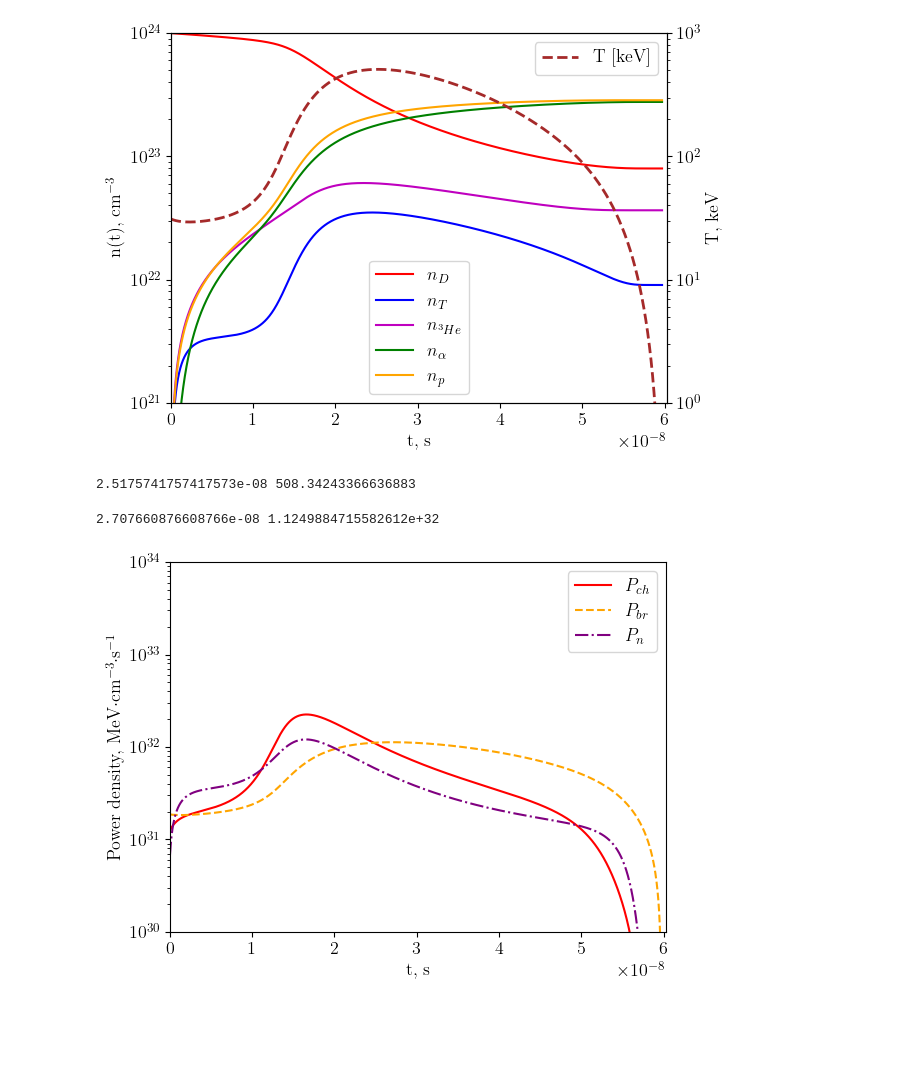
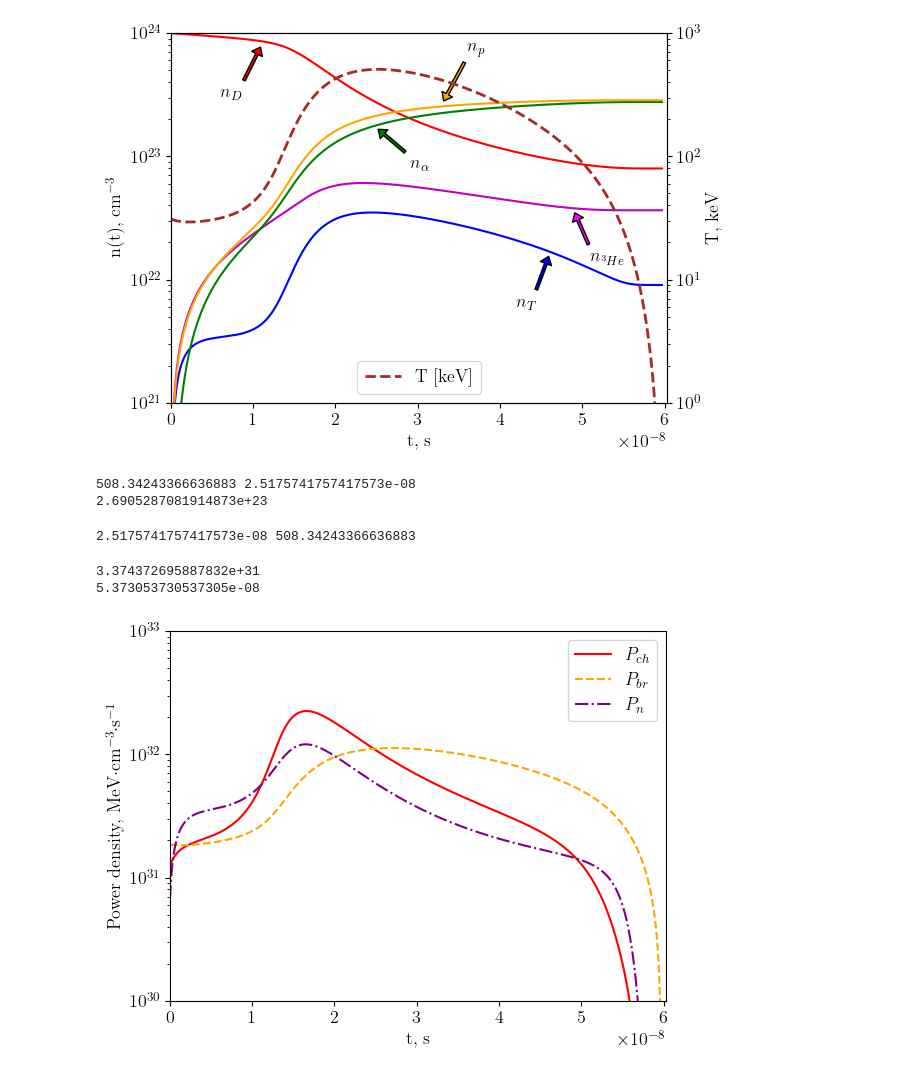
Before and after one commit to bayakhmetov/D-T-and-D-D-fusion-in-a-Z-pinch, a Jupyter notebook: D-D_pinch.ipynb, the cells around one changed output. Saved outputs shown, nothing was run; the diff lists cells and outputs as text; code cells hidden in the pictures; blank space fills up the shorter version.

```diff
--- a/D-D_pinch.ipynb
+++ b/D-D_pinch.ipynb
@@ -77,40 +77,43 @@ ax1.plot(t_int,s[:,3],'m-', linewidth=1.5)
 ax1.plot(t_int,s[:,4],'g-', linewidth=1.5)
 ax1.plot(t_int,s[:,5],'-', color='orange', linewidth=1.5)
 ax1.set(xlabel='t, s',ylabel ='n(t), cm$^{-3}$',xlim=[t_min,1.01*t_max], ylim=[1e+21, 1e+24], yscale = 'log')
-ax1.legend(['$n_{D}$', '$n_{T}$', '$n_{^{3}He}$', r'$n_{\alpha}$', '$n_{p}$'])
+#ax1.legend(['$n_{D}$', '$n_{T}$', '$n_{^{3}He}$', r'$n_{\alpha}$', '$n_{p}$'])
 ax2 = ax1.twinx()
 ax2.plot(t_int,s[:,0],'--', color='brown', linewidth=2.0)
 ax2.set(ylabel = 'T, keV', yscale ='log', ylim = [1e+0, 1e+3])
 
-'''
-ax1.annotate('$n_{D}$', xy=(1.3e-8,7.5e+22),xytext=(1.1e-8, 3e+22),
+ax1.annotate('$n_{D}$', xy=(1.1e-8,8e+23),xytext=(0.6e-8, 3e+23),
              arrowprops=dict(facecolor='red', shrink=0.05,
              width=2.0, headwidth=8.5, headlength=5.5))
-ax1.annotate('$n_{T}$', xy=(2.1e-8,9e+22),xytext=(2.2e-8, 1.8e+23),
+ax1.annotate('$n_{T}$', xy=(4.6e-8,1.6e+22),xytext=(4.2e-8,0.6e+22),
              arrowprops=dict(facecolor='blue', shrink=0.05,
              width=2.0, headwidth=8.5, headlength=5.5))
 
-ax1.annotate(r'$n_{\alpha}$', xy=(1.8e-8,4.5e+23),xytext=(1.5e-8, 7e+23),
+ax1.annotate(r'$n_{\alpha}$', xy=(2.5e-8,1.7e+23),xytext=(2.9e-8, 8e+22),
              arrowprops=dict(facecolor='green', shrink=0.05,
              width=2.0, headwidth=8.5, headlength=5.5))
 
-ax1.annotate('$n_{^{3}He}$', xy=(1.5e-8,9e+21),xytext=(1.6e-8, 3.5e+21),
+ax1.annotate('$n_{^{3}He}$', xy=(4.9e-8,3.6e+22),xytext=(5.1e-8,1.4e+22),
              arrowprops=dict(facecolor='magenta', shrink=0.05,
              width=2.0, headwidth=8.5, headlength=5.5))
 
-ax1.annotate('$n_{p}$', xy=(0.7e-8, 1.3e+22),xytext=(0.5e-8,3e+22),
+ax1.annotate('$n_{p}$', xy=(3.3e-8, 2.7e+23),xytext=(3.6e-8,7e+23),
              arrowprops=dict(facecolor='orange', shrink=0.05,
              width=2.0, headwidth=8.5, headlength=5.5))
 
-ax1.annotate('$T$', xy=(2.45e-8, 4e+21),xytext=(2.15e-8,2.3e+21),
-             arrowprops=dict(facecolor='brown', shrink=0.05,
-             width=2.0, headwidth=8.5, headlength=5.5))
-'''
-ax2.legend(['T [keV]'], loc='upper right')
-#plt.savefig('Figure3.jpg', dpi= 1000,bbox_inches='tight')
+#ax1.annotate('$T$', xy=(2.45e-8, 4e+21),xytext=(2.15e-8,2.3e+21),
+#             arrowprops=dict(facecolor='brown', shrink=0.05,
+#            width=2.0, headwidth=8.5, headlength=5.5))
+
+ax2.legend(['T [keV]'], loc='lower center')
+#plt.savefig('Figure2.jpg', dpi= 1000,bbox_inches='tight')
 plt.show()
+print(max(s[:,0]), t_int[np.argmax(s[:,0])])
+print(s[np.argmax(s[:,0]),1])
 # %% [output]
-[figure, old version]
+[figure, new version]
+508.34243366636883 2.5175741757417573e-08
+2.6905287081914873e+23
 # %%
 r'''T = np.logspace(-1, 3, 25)
 fig, ax = plt.subplots()
@@ -136,37 +139,42 @@ Pch = np.zeros(len(t_int)-1)
 Pbr = np.zeros(len(t_int)-1)
 Pn = np.zeros(len(t_int)-1)
 t_int2 = np.zeros(len(t_int)-1)
 t_int3 = np.zeros(len(t_int)-100)
 for i in range(len(t_int)-1):
     Pch[i]=(s[i+1,7]-s[i,7])/(t_int[i+1]-t_int[i])
     Pbr[i]=(s[i+1,9]-s[i,9])/(t_int[i+1]-t_int[i])
     Pn[i]=(s[i+1,8]-s[i,8])/(t_int[i+1]-t_int[i])
     t_int2[i] = t_int[i]
 
 fig, ax = plt.subplots()
 ax.set(xlabel = 't, s', ylabel = 'Power density, MeV$\cdot$cm$^{-3}$$\cdot$s$^{-1}$',
-       yscale = 'log', ylim=[1e+30, 1e+34], xlim=[t_min, 1.01*t_max])
+       yscale = 'log', ylim=[1e+30, 1e+33], xlim=[t_min, 1.01*t_max])
 ax.plot(t_int2, Pch, '-', color = 'red', linewidth = 1.5)
 ax.plot(t_int2, Pbr, '--', color = 'orange', linewidth = 1.5)
 ax.plot(t_int2, Pn, '-.', color = 'purple', linewidth = 1.5)
 ax.legend(['$P_{ch}$', '$P_{br}$', '$P_{n}$'])
 #ax.annotate('$P_{ch}$', xy=(1.4e-8, 2.4e+31),xytext=(1.2e-8,6e+30),
 #             arrowprops=dict(facecolor='red', shrink=0.05,
 #             width=2.0, headwidth=8.5, headlength=5.5))
 
 #ax.annotate('$P_{n}$', xy=(0.5e-8, 3e+32),xytext=(0.7e-8,7e+32),
 #             arrowprops=dict(facecolor='purple', shrink=0.05,
 #             width=2.0, headwidth=8.5, headlength=5.5))
 
 #ax.annotate('$P_{br}$', xy=(0.3e-8, 7e+31),xytext=(0.4e-8,2e+31),
 #             arrowprops=dict(facecolor='orange', shrink=0.05,
 #             width=2.0, headwidth=8.5, headlength=5.5))
+
 #print(t_int[np.argmax(Pch)], max(Pch))
-print(t_int[np.argmax(Pbr)], max(Pbr))
 #print(t_int[np.argmax(Pbr)], max(Pbr))
-#plt.savefig('Figure4.jpg', dpi= 1000,bbox_inches='tight')
+#print(t_int[np.argmax(Pn)], max(Pn))
+
+print(Pbr[90000])
+print(t_int2[90000])
+#plt.savefig('Figure3.jpg', dpi= 1000,bbox_inches='tight')
 # %% [output]
-2.707660876608766e-08 1.1249884715582612e+32
+3.374372695887832e+31
+5.373053730537305e-08
-[figure, old version]
+[figure, new version]
 # %%
 fig, ax = plt.subplots()
```
Also changed, not shown: parts of 3 cells of this notebook, 1 other file.
